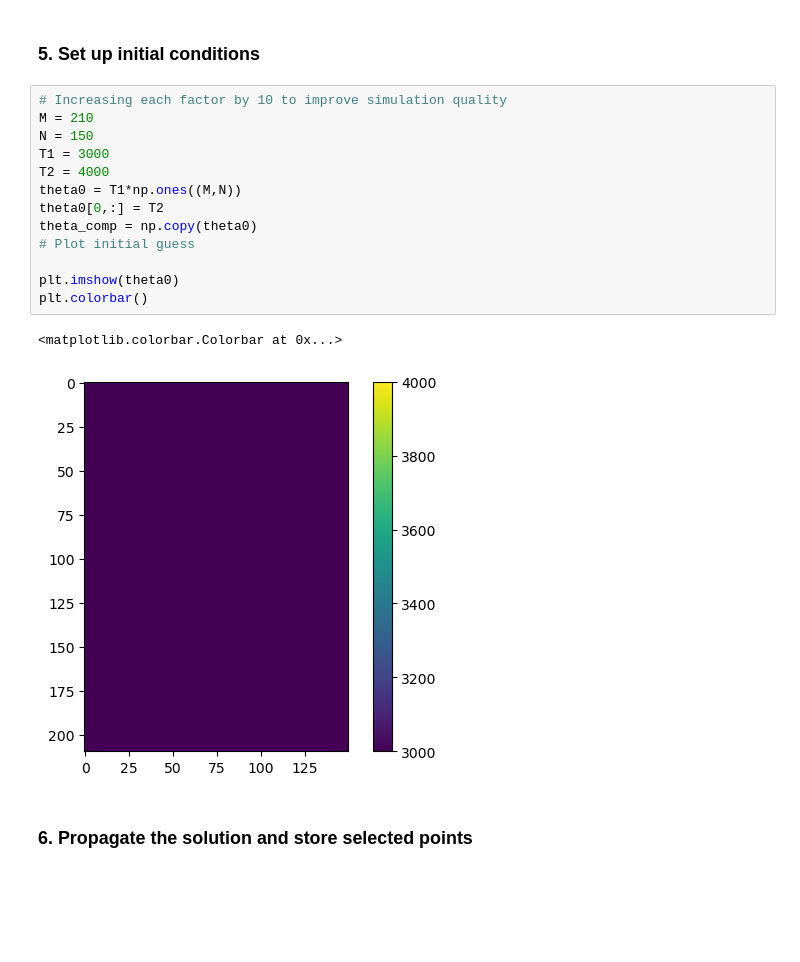
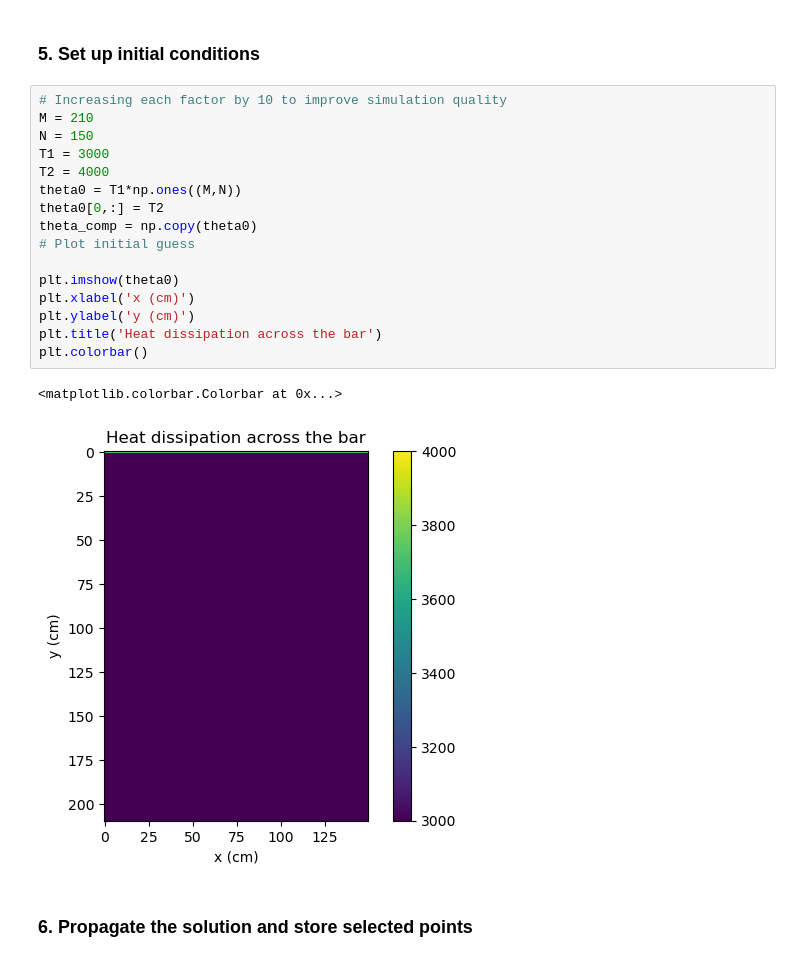
Before and after one commit to zfla/PHAS0030, a Jupyter notebook: Week 5/PHAS0030_W5_ZainFoxLatif.ipynb, the cells around one changed output. Cells and saved outputs as stored; diff of their text form; blank space fills up the shorter version.

```diff
--- a/Week 5/PHAS0030_W5_ZainFoxLatif.ipynb
+++ b/Week 5/PHAS0030_W5_ZainFoxLatif.ipynb
@@ -127,19 +130,22 @@ def update_temperature2D(temper, M, N, zeta):
 # %%
 # Increasing each factor by 10 to improve simulation quality
 M = 210
 N = 150
 T1 = 3000
 T2 = 4000
 theta0 = T1*np.ones((M,N))
 theta0[0,:] = T2
 theta_comp = np.copy(theta0)
 # Plot initial guess
 
 plt.imshow(theta0)
+plt.xlabel('x (cm)')
+plt.ylabel('y (cm)')
+plt.title('Heat dissipation across the bar')
 plt.colorbar()
 # %% [output]
 <matplotlib.colorbar.Colorbar at 0x...>
-[figure, old version]
+[figure, new version]
 # %% [markdown]
 ### 6. Propagate the solution and store selected points
 # %%
```
Also changed, not shown: parts of 3 cells of this notebook, 3 other files.
